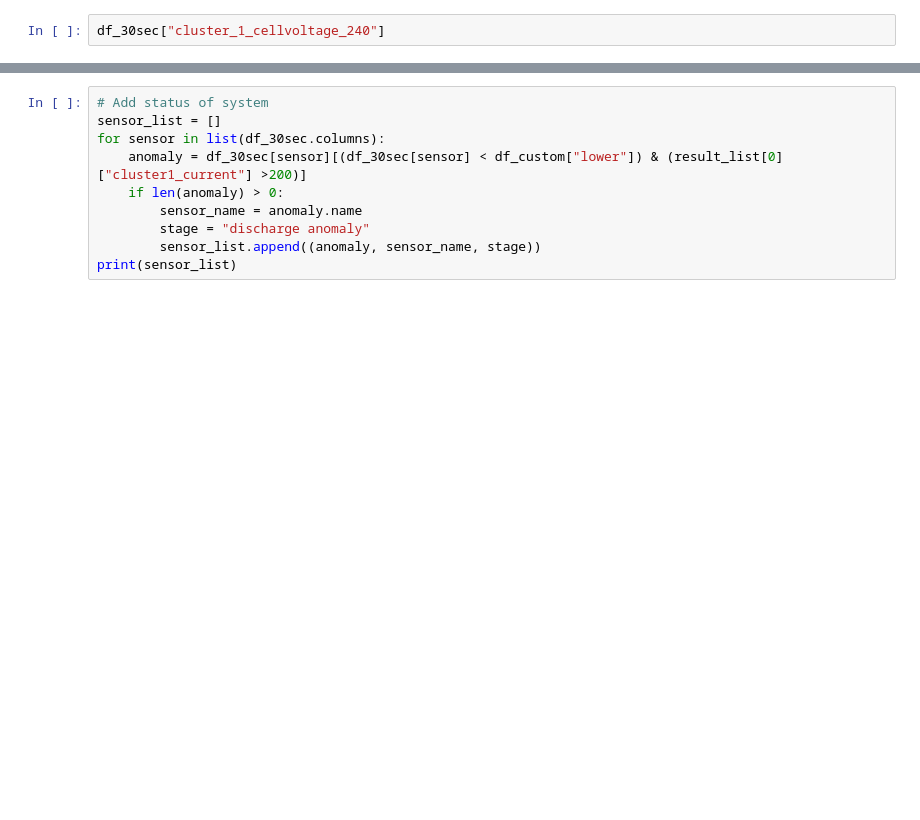
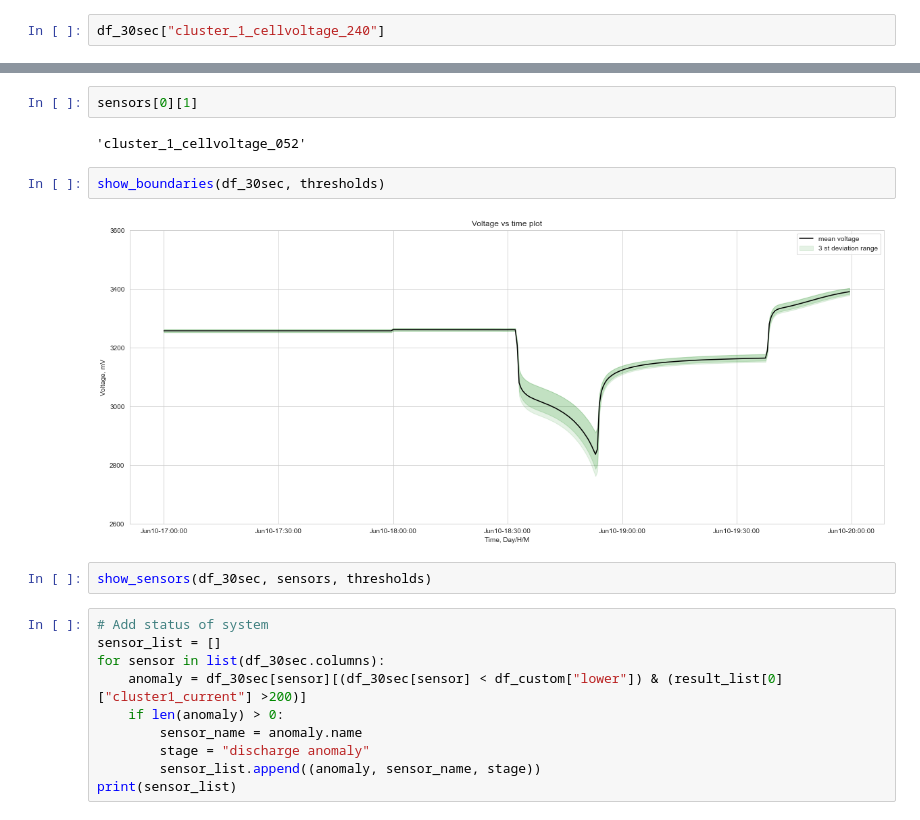
Before and after one commit to 314ka4y/Anomaly-detection-project, a Jupyter notebook: Anomaly_detection.ipynb, the cells around one changed output, grey strips where cells are left out. Cells and saved outputs as stored; diff of their text form; blank space fills up the shorter version.

```diff
--- a/Anomaly_detection.ipynb
+++ b/Anomaly_detection.ipynb
@@ -1079,3 +1175,13 @@ ValueError: Can only compare identically-labeled Series objects
+# %%
+sensors[0][1]
+# %% [output]
+'cluster_1_cellvoltage_052'
+# %%
+show_boundaries(df_30sec, thresholds)
+# %% [output]
+[figure, added]
+# %%
+show_sensors(df_30sec, sensors, thresholds)
 # %%
 # Add status of system
 sensor_list = []
```
Also changed, not shown: parts of 28 cells of this notebook.
